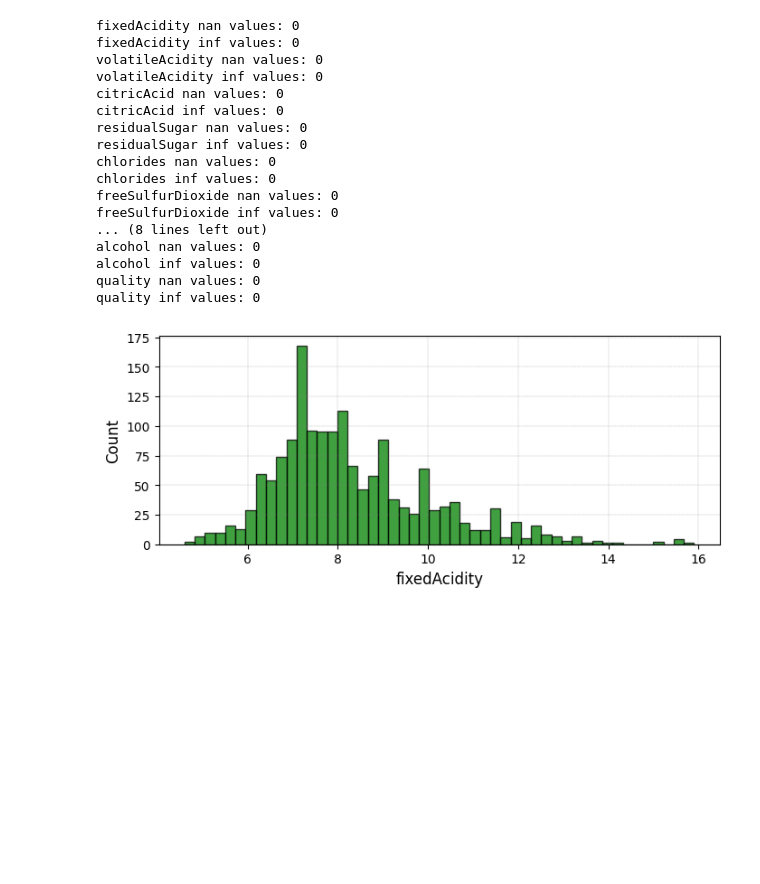
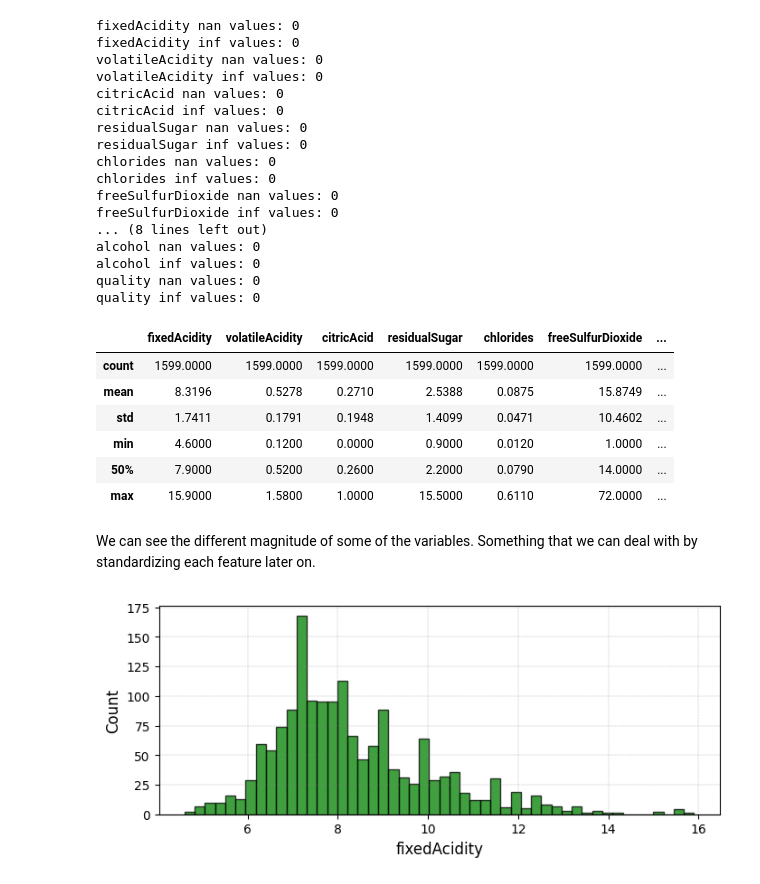
Before and after one commit to manuzrpEd/RedWineData_ImbalancedClasses, a Jupyter notebook: red_wine_data.ipynb, the cells around one changed output. Drawn from its saved outputs; the diff is of its cells as text; code cells hidden in the pictures; blank space fills up the shorter version.

```diff
--- a/red_wine_data.ipynb
+++ b/red_wine_data.ipynb
@@ -111,6 +117,22 @@ alcohol nan values: 0
 alcohol inf values: 0
 quality nan values: 0
 quality inf values: 0
+# %%
+# summary statistics
+summary_statistics = df.describe(percentiles=[]).apply(lambda x: round(x, 4))
+
+# Print the summary statistics table
+summary_statistics
+# %% [output]
+|  | fixedAcidity | volatileAcidity | citricAcid | residualSugar | chlorides | freeSulfurDioxide | ... |
+| count | 1599.0000 | 1599.0000 | 1599.0000 | 1599.0000 | 1599.0000 | 1599.0000 | ... |
+| mean | 8.3196 | 0.5278 | 0.2710 | 2.5388 | 0.0875 | 15.8749 | ... |
+| std | 1.7411 | 0.1791 | 0.1948 | 1.4099 | 0.0471 | 10.4602 | ... |
+| min | 4.6000 | 0.1200 | 0.0000 | 0.9000 | 0.0120 | 1.0000 | ... |
+| 50% | 7.9000 | 0.5200 | 0.2600 | 2.2000 | 0.0790 | 14.0000 | ... |
+| max | 15.9000 | 1.5800 | 1.0000 | 15.5000 | 0.6110 | 72.0000 | ... |
+# %% [markdown]
+We can see the different magnitude of some of the variables. Something that we can deal with by standardizing each feature later on.
 # %%
 # plot continuous
 for var in numeric:
```
Also changed, not shown: parts of 11 cells of this notebook.
